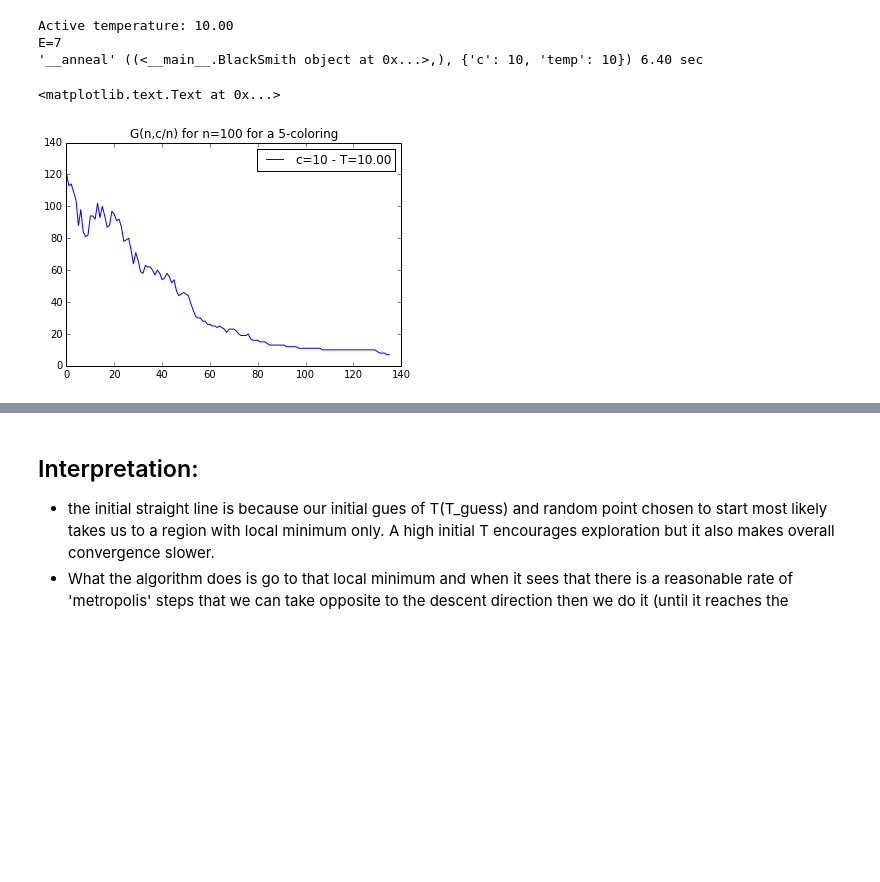
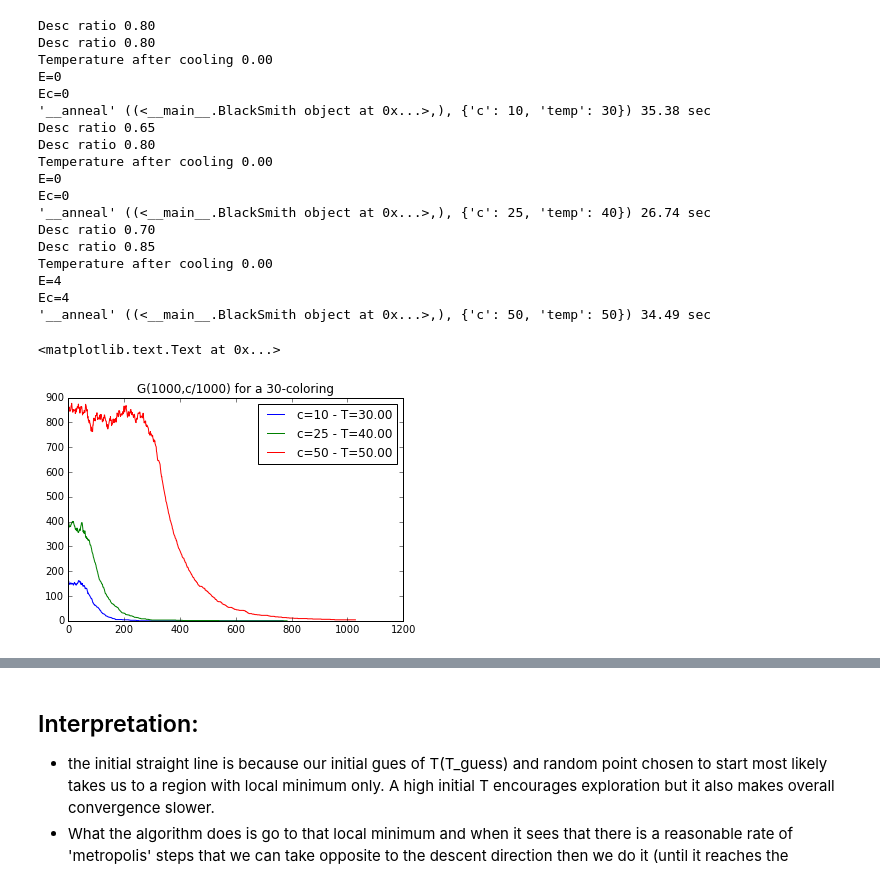
Before and after one commit to JoelDan192/JCastellon_LiuChen, a Jupyter notebook: SA_hamiltonians.ipynb, the cells around one changed output, grey strips where cells are left out. Saved outputs shown, nothing was run; the diff lists cells and outputs as text; code cells hidden in the pictures; blank space fills up the shorter version.

```diff
--- a/SA_hamiltonians.ipynb
+++ b/SA_hamiltonians.ipynb
@@ -307,26 +357,43 @@ class BlackSmith(object):
 # %%
 %matplotlib inline
 import pandas as pd
 import matplotlib.pyplot as plt
 import itertools
 
 ## Example execution
-nb_vertices = 100
-mean_degs = [10,] #mean degress for Gnp's
-nb_colors = 5
+nb_vertices = 1000
+mean_degs = [10,25,50] #mean degress for Gnp's
+nb_colors = 30
 CoolingPeriod = 20 #TODO: optimize, try different parameters.This parameter is really the unit for the x axis in the plot below
-T_guess = 10 #This parameter is very sensitive, if increase can augment running time a lot, but also tends to make the initial jump shorter
+T_guess = [30,40,50] #This parameter is very sensitive, if increase can augment running time a lot, but also tends to make the initial jump shorter
 
-ct_pairs = zip(mean_degs,itertools.repeat(T_guess,len(mean_degs)))
-bsm = BlackSmith(q=nb_colors,n=nb_vertices,T_Period=CoolingPeriod,workline=ct_pairs,desc_thresh=0.5,schedule='Exp')
+#itertools.repeat(T_guess,len(mean_degs)
+ct_pairs = zip(mean_degs,T_guess)
+bsm = BlackSmith(q=nb_colors,n=nb_vertices,T_Period=CoolingPeriod,workline=ct_pairs,desc_thresh=0.8,schedule='Exp')
 
-for c,T,trace in bsm.work():
+for c,T,E,X,trace in bsm.work():
     plt.plot(trace,label='c=%d - T=%.2f'%(c,T))
 plt.legend(loc='best')
-plt.title('G(n,c/n) for n=%d for a %d-coloring'%(nb_vertices,nb_colors))
+plt.title('G(%d,c/%d) for a %d-coloring'%(nb_vertices,nb_vertices,nb_colors))
+#plt.savefig("E_ByC.jpeg",format='jpeg')
 # %% [output]
-Active temperature: 10.00
-E=7
-'__anneal' ((<__main__.BlackSmith object at 0x...>,), {'c': 10, 'temp': 10}) 6.40 sec
+Desc ratio 0.80
+Desc ratio 0.80
+Temperature after cooling 0.00
+E=0
+Ec=0
+'__anneal' ((<__main__.BlackSmith object at 0x...>,), {'c': 10, 'temp': 30}) 35.38 sec
+Desc ratio 0.65
+Desc ratio 0.80
+Temperature after cooling 0.00
+E=0
+Ec=0
+'__anneal' ((<__main__.BlackSmith object at 0x...>,), {'c': 25, 'temp': 40}) 26.74 sec
+Desc ratio 0.70
+Desc ratio 0.85
+Temperature after cooling 0.00
+E=4
+Ec=4
+'__anneal' ((<__main__.BlackSmith object at 0x...>,), {'c': 50, 'temp': 50}) 34.49 sec
 <matplotlib.text.Text at 0x...>
-[figure, old version]
+[figure, new version]
```
Also changed, not shown: parts of 9 cells of this notebook, 7 other files.
